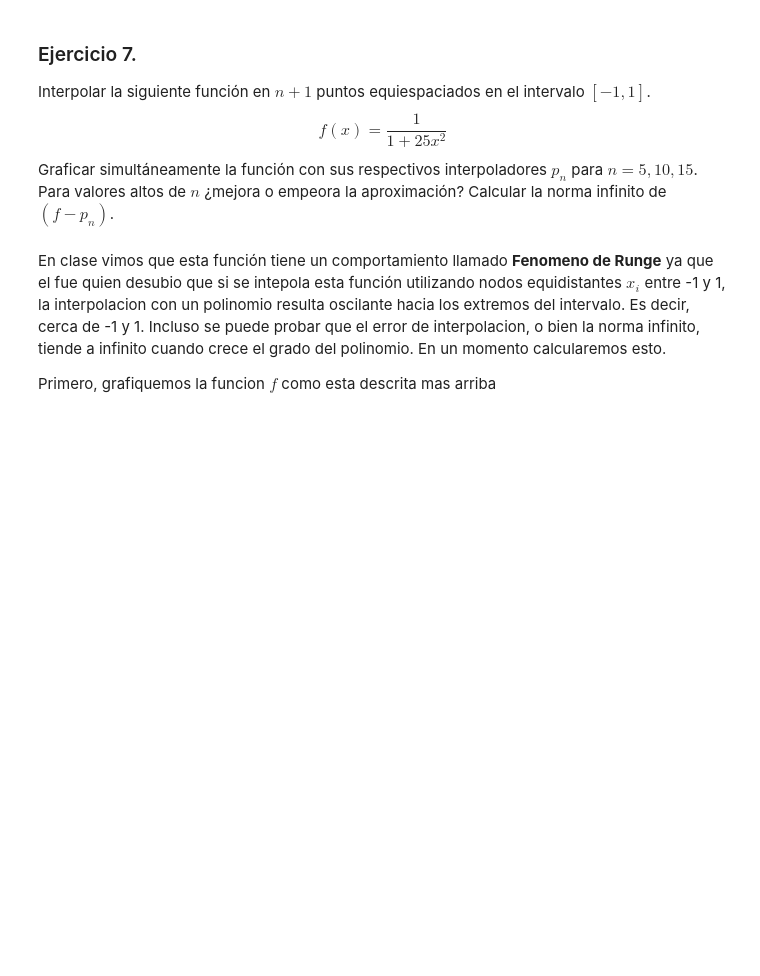
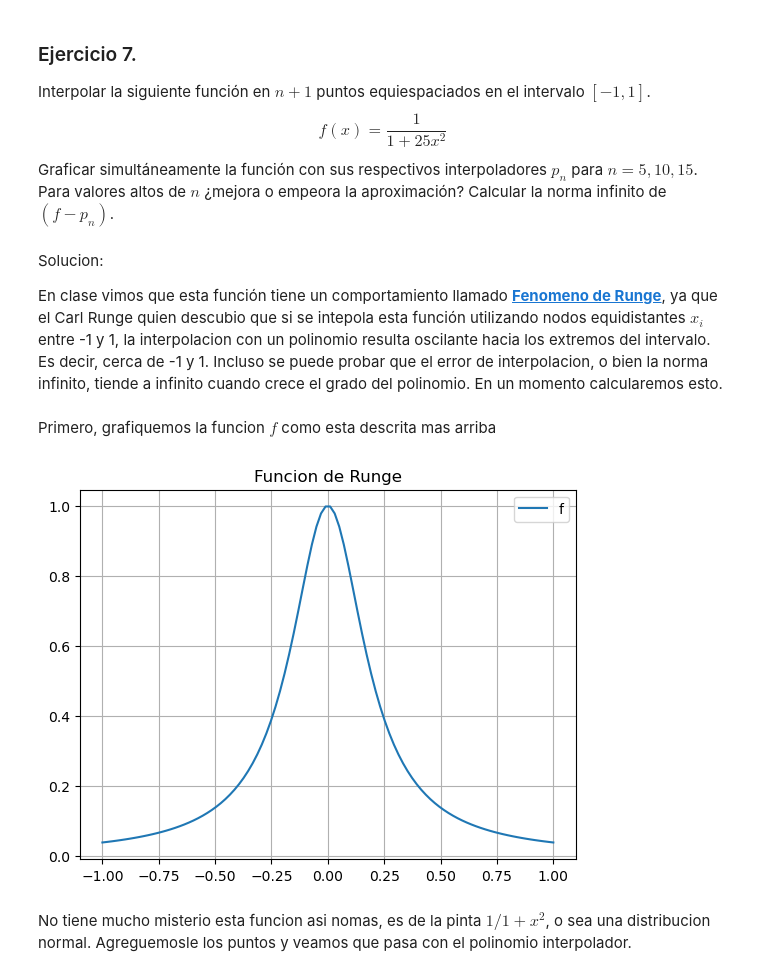
Before and after one commit to lmendezayl/uba-alc, a Jupyter notebook: guias/soluciones/guia6.ipynb, the cells around one changed output. Saved outputs shown, nothing was run; the diff lists cells and outputs as text; code cells hidden in the pictures; blank space fills up the shorter version.

```diff
--- a/guias/soluciones/guia6.ipynb
+++ b/guias/soluciones/guia6.ipynb
@@ -323,6 +323,23 @@ La matriz $V$ tiene tamaño $(n+1) \times (n+1)$.
 ### Ejercicio 7.
 Interpolar la siguiente función en $n + 1$ puntos equiespaciados en el intervalo $[−1,1]$. $$f(x) = \frac{1}{1 +25x^2}$$ Graficar simultáneamente la función con sus respectivos interpoladores $p_n$ para $n = 5,10,15$. Para valores altos de $n$ ¿mejora o empeora la aproximación? Calcular la norma infinito de $(f − p_n)$.
 # %% [markdown]
-En clase vimos que esta función tiene un comportamiento llamado **Fenomeno de Runge** ya que el fue quien desubio que si se intepola esta función utilizando nodos equidistantes $x_i$ entre -1 y 1, la interpolacion con un polinomio resulta oscilante hacia los extremos del intervalo. Es decir, cerca de -1 y 1. Incluso se puede probar que el error de interpolacion, o bien la norma infinito, tiende a infinito cuando crece el grado del polinomio. En un momento calcularemos esto.
+Solucion:
 
-Primero, grafiquemos la funcion $f$ como esta descrita mas arriba
+En clase vimos que esta función tiene un comportamiento llamado [**Fenomeno de Runge**](https://es.wikipedia.org/wiki/Fen%C3%B3meno_de_Runge), ya que el Carl Runge quien descubio que si se intepola esta función utilizando nodos equidistantes $x_i$ entre -1 y 1, la interpolacion con un polinomio resulta oscilante hacia los extremos del intervalo. Es decir, cerca de -1 y 1. Incluso se puede probar que el error de interpolacion, o bien la norma infinito, tiende a infinito cuando crece el grado del polinomio. En un momento calcularemos esto.
+# %% [markdown]
+
+Primero, grafiquemos la funcion $f$ como esta descrita mas arriba
+# %%
+def graficarRunge():
+    x = np.linspace(-1,1,100)
+    plt.plot(x, 1/(1+25*x**2), label="f")
+    plt.legend()
+    plt.grid()
+    plt.title("Funcion de Runge")
+    plt.show()
+# %%
+graficarRunge()
+# %% [output]
+[figure, added]
+# %% [markdown]
+No tiene mucho misterio esta funcion asi nomas, es de la pinta $1/1+x^2$, o sea una distribucion normal. Agreguemosle los puntos y veamos que pasa con el polinomio interpolador.
```
Also changed, not shown: parts of 5 cells of this notebook.
